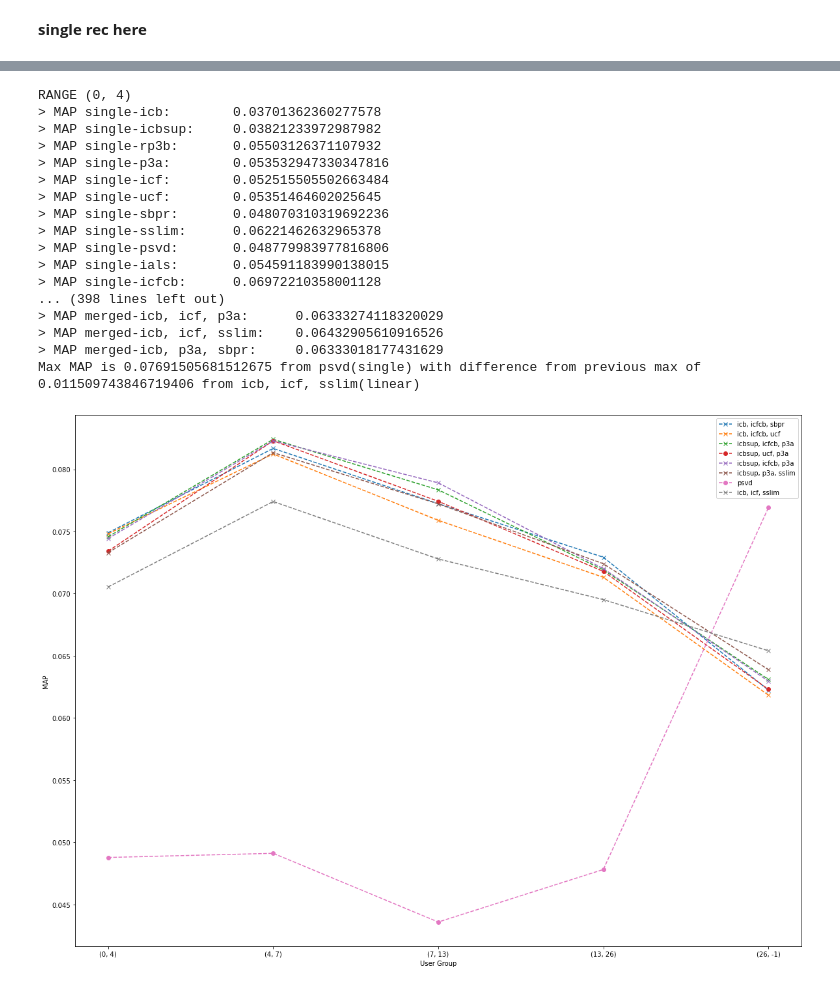
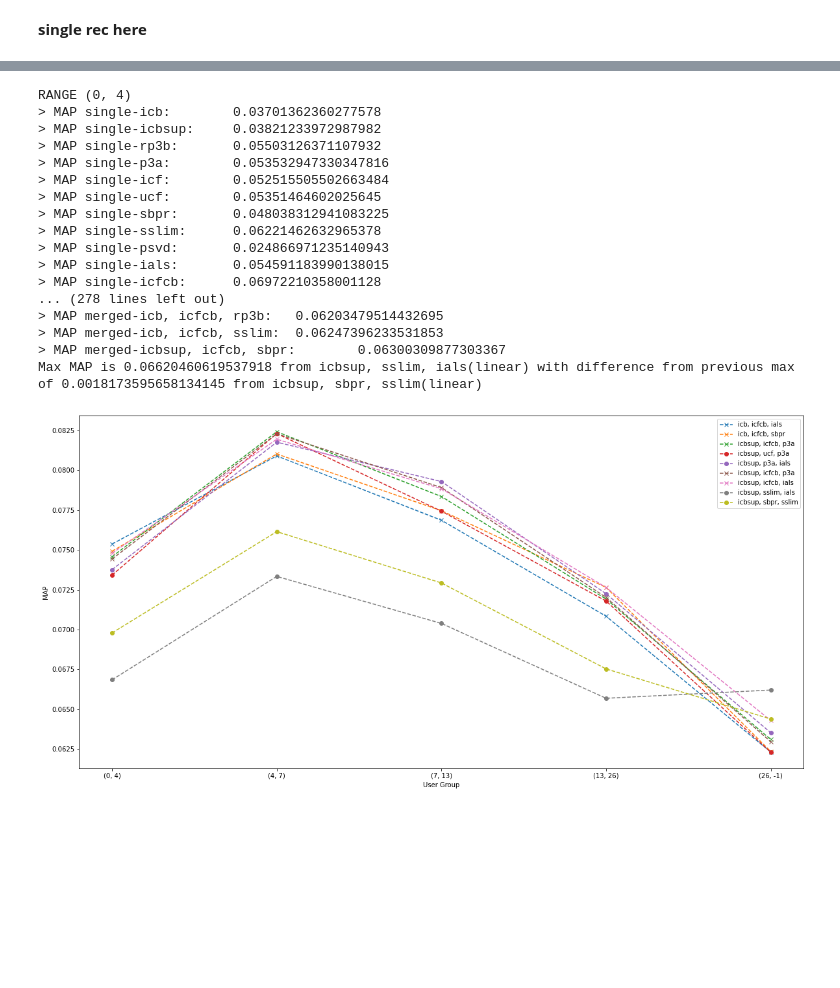
Before and after one commit to fcolombo7/RecSys-2020, a Jupyter notebook: UserWiseTest2.ipynb, the cells around one changed output, grey strips where cells are left out. Drawn from its saved outputs; the diff is of its cells as text; code cells hidden in the pictures; blank space fills up the shorter version.

```diff
--- a/UserWiseTest2.ipynb
+++ b/UserWiseTest2.ipynb
@@ -48,8 +52,11 @@ sbpr = (SLIM_BPR_Cython, {'topK': 1000, 'epochs': 130, 'symmetric': False, 'sgd_
 icfcb = (ItemKNN_CBF_CF, {'topK': 1000, 'shrink': 1000, 'similarity': 'asymmetric', 'normalize': True, 'asymmetric_alpha': 0.241892724784089, 'feature_weighting': 'TF-IDF', 'icm_weight': 1.0})
 sslim = (SSLIMElasticNet, {'beta': 0.567288665094892, 'topK': 1000, 'l1_ratio': 1e-05, 'alpha': 0.001})
 psvd = (PureSVDRecommender, {'num_factors': 350})
-ials = (IALSRecommender, {})
+ials = (IALSRecommender, {'num_factors': 126, 'epochs': 15, 'confidence_scaling': 'log', 'alpha': 12.147774561179066, 'epsilon': 0.011140000925581263, 'reg': 0.00039864851116724637})
 icbsup = (SpecialItemKNNCBFRecommender, {'topK': 1000, 'shrink': 1000, 'similarity': 'cosine', 'normalize': True, 'feature_weighting': 'BM25'})
+icmrp3b = (RP3betaICM, {'topK': 966, 'alpha': 0.37390944791085495, 'beta': 0.22865236967996966, 'normalize_similarity': False, 'icm_weight': 0.17241502697287484})
+icmp3a = (P3alphaICM, {'topK': 1000, 'alpha': 0.44245956902357186, 'normalize_similarity': False, 'icm_weight': 0.0})
+icmicf = (ItemKNNICF, {'topK': 938, 'shrink': 985, 'similarity': 'asymmetric', 'normalize': True, 'icm_weight': 0.9755193235505681, 'asymmetric_alpha': 0.0519842599512146, 'feature_weighting': 'TF-IDF'})
 # %%
 k = 5
 kf = KFold(n_splits=k, shuffle=True, random_state=seed)
@@ -246,20 +246,21 @@ for i in range(0, len (f_ranges)):
     result_dict = MAP_per_group[i]
     for key, value in result_dict.items():
         #value = combo_dict.get(key)
-        print(f"> MAP {recommenders[key][1]}-{recommenders[key][0]}:\t {value}")
-        if value > maxp:
-            difference=value - maxp
-            old_maxp=maxp
-            maxp=value
-            old_name=max_name
-            max_name=recommenders[key][0]
-            old_key=max_key
-            max_key=key
-        elif value > old_maxp:
-            difference=maxp - value
-            old_maxp=value
-            old_name=recommenders[key][0]
-            old_key=key
+        if key < 56:
+            print(f"> MAP {recommenders[key][1]}-{recommenders[key][0]}:\t {value}")
+            if value > maxp:
+                difference=value - maxp
+                old_maxp=maxp
+                maxp=value
+                old_name=max_name
+                max_name=recommenders[key][0]
+                old_key=max_key
+                max_key=key
+            elif value > old_maxp:
+                difference=maxp - value
+                old_maxp=value
+                old_name=recommenders[key][0]
+                old_key=key
 
     if max_key not in to_be_plotted:
         to_be_plotted.append(max_key)
@@ -276,42 +277,42 @@ RANGE (0, 4)
 > MAP single-p3a:        0.053532947330347816
 > MAP single-icf:        0.052515505502663484
 > MAP single-ucf:        0.05351464602025645
-> MAP single-sbpr:       0.048070310319692236
+> MAP single-sbpr:       0.048038312941083225
 > MAP single-sslim:      0.06221462632965378
-> MAP single-psvd:       0.048779983977816806
+> MAP single-psvd:       0.024866971235140943
 > MAP single-ials:       0.054591183990138015
 > MAP single-icfcb:      0.06972210358001128
-... (398 lines left out)
-> MAP merged-icb, icf, p3a:      0.06333274118320029
-> MAP merged-icb, icf, sslim:    0.06432905610916526
-> MAP merged-icb, p3a, sbpr:     0.06333018177431629
-Max MAP is 0.07691505681512675 from psvd(single) with difference from previous max of 0.011509743846719406 from icb, icf, sslim(linear)
+... (278 lines left out)
+> MAP merged-icb, icfcb, rp3b:   0.06203479514432695
+> MAP merged-icb, icfcb, sslim:  0.06247396233531853
+> MAP merged-icbsup, icfcb, sbpr:        0.06300309877303367
+Max MAP is 0.06620460619537918 from icbsup, sslim, ials(linear) with difference from previous max of 0.0018173595658134145 from icbsup, sbpr, sslim(linear)
 # %%
 import matplotlib.pyplot as pyplot
 %matplotlib inline
-pyplot.figure(figsize=(20,15))
+pyplot.figure(figsize=(20,10))
 for key in to_be_plotted:
     l=[]
     for result_dict in MAP_per_group:
         l.append(result_dict[key])
     if np.random.random() > 0.5:
         style = '--o'
     else:
         style = '--x'
     label = recommenders[key][0]
     """
     else:
         for merged_dict in MAP_merged_per_group:
             l.append(merged_dict[key])
         style = '--x'
         label = merged_labels[key]
         """
     pyplot.plot(l, style, label = label)
 
 pyplot.xticks(ticks=range(0,len(f_ranges)), labels=f_ranges)
 pyplot.ylabel('MAP')
 pyplot.xlabel('User Group')
 pyplot.legend()
 pyplot.show()
 # %% [output]
-[figure, old version]
+[figure, new version]
```
Also changed, not shown: parts of 8 cells of this notebook.
